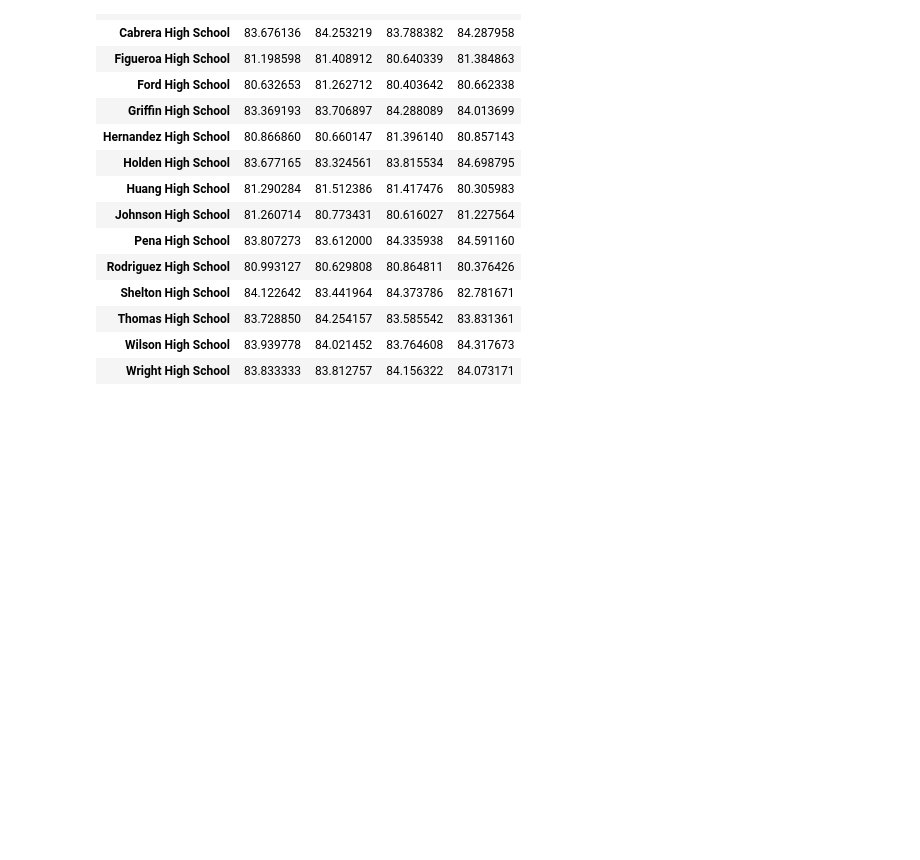
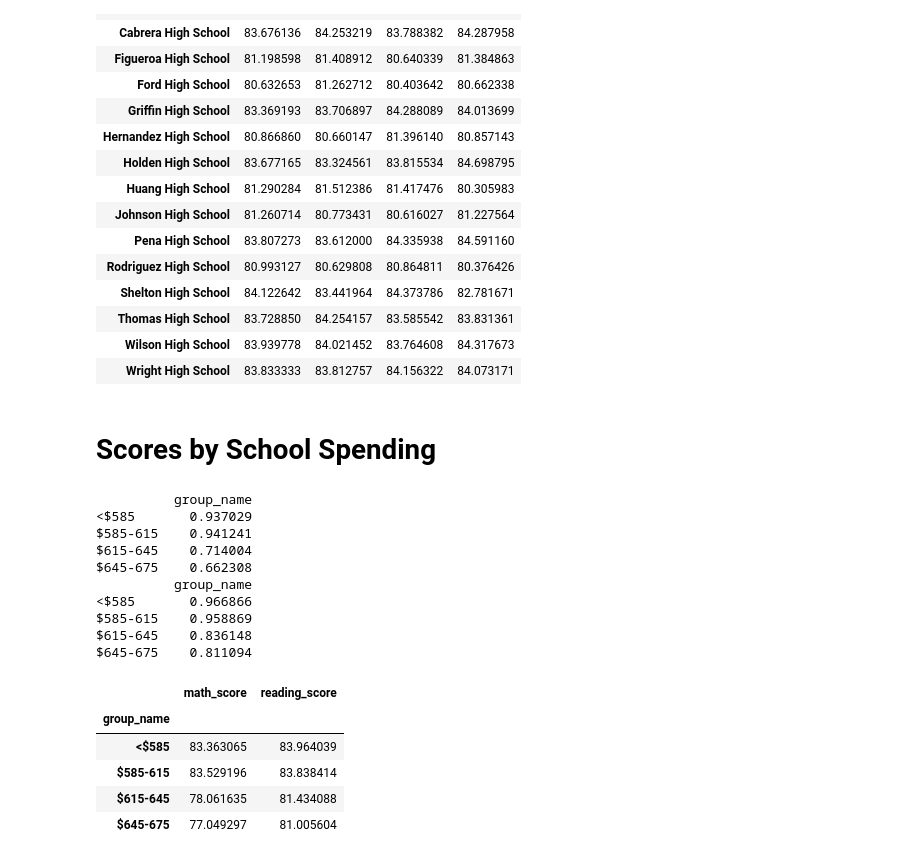
Before and after one commit to DutchDS/Pandas-Challenge, a Jupyter notebook: PyCitySchools/pycity_schools.ipynb, the cells around one changed output. Cells and saved outputs as stored; diff of their text form; code cells hidden in the pictures; blank space fills up the shorter version.

```diff
--- a/PyCitySchools/pycity_schools.ipynb
+++ b/PyCitySchools/pycity_schools.ipynb
@@ -247,3 +247,5 @@ scores_by_grade_final
 | Thomas High School | 83.728850 | 84.254157 | 83.585542 | 83.831361 |
 | Wilson High School | 83.939778 | 84.021452 | 83.764608 | 84.317673 |
 | Wright High School | 83.833333 | 83.812757 | 84.156322 | 84.073171 |
+# %% [markdown]
+# Scores by School Spending
@@ -249,0 +258,50 @@ scores_by_grade_final
+# %%
+#Create bins and group names
+spending_bins = [0, 585, 615, 645, 675]
+group_names = ["<$585", "$585-615", "$615-645", "$645-675"]
+merge_table = pd.merge(student_data,school_data , on = "school_name")
+
+#Create new dataframs based on student data to which a column for 'group name' can be added
+budget_per_student = merge_table["budget"]/merge_table["size"]
+merge_table["budget_per_student"] = budget_per_student
+
+merge_table["group_name"] = pd.cut(merge_table["budget_per_student"], spending_bins, labels=group_names)
+# %%
+merge_table_grouped = merge_table.groupby("group_name")
+merge_table_grouped = merge_table_grouped["math_score","reading_score"].mean()
+merge_table_grouped
+
+merge_table_math_70 = merge_table.loc[merge_table["math_score"] >= 70]
+merge_table_read_70 = merge_table.loc[merge_table["reading_score"] >= 70]
+
+
+merge_table_math_70_passed = merge_table_math_70["group_name"].value_counts()/merge_table["group_name"].value_counts()
+merge_table_math_70_passed = pd.DataFrame(merge_table_math_70_passed)
+merge_table_math_70_passed = merge_table_math_70_passed.sort_index(ascending=True)
+print(merge_table_math_70_passed)
+merge_table_read_70_passed = merge_table_read_70["group_name"].value_counts()/merge_table["group_name"].value_counts()
+merge_table_read_70_passed = pd.DataFrame(merge_table_read_70_passed)
+merge_table_read_70_passed = merge_table_read_70_passed.sort_index(ascending=True)
+print(merge_table_read_70_passed)
+
+merge_table_grouped
+
+#merge_table_final = pd.merge(merge_table_grouped, merge_table_math_70_passed, on="group_name")
+# merge_table_read_70_grouped = merge_table.groupby("group_name")
+# %% [output]
+          group_name
+<$585       0.937029
+$585-615    0.941241
+$615-645    0.714004
+$645-675    0.662308
+          group_name
+<$585       0.966866
+$585-615    0.958869
+$615-645    0.836148
+$645-675    0.811094
+|  | math_score | reading_score |
+| group_name |  |  |
+| <$585 | 83.363065 | 83.964039 |
+| $585-615 | 83.529196 | 83.838414 |
+| $615-645 | 78.061635 | 81.434088 |
+| $645-675 | 77.049297 | 81.005604 |
```
Also changed, not shown: parts of 1 cell of this notebook.
